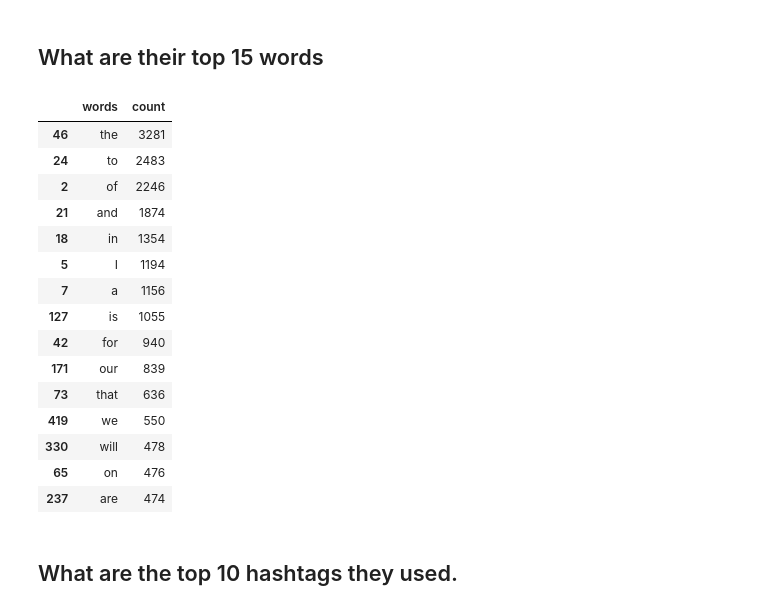
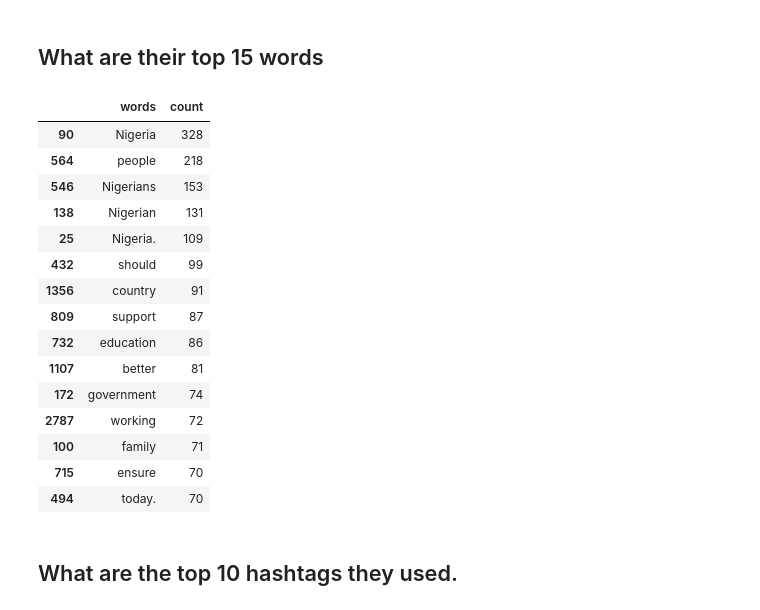
Before and after one commit to obatemitope/practice, a Jupyter notebook: utf-8''Attempt at Pascal's exercise.ipynb, the cells around one changed output. Cells and saved outputs as stored; diff of their text form; code cells hidden in the pictures.

```diff
--- a/utf-8''Attempt at Pascal's exercise.ipynb
+++ b/utf-8''Attempt at Pascal's exercise.ipynb
@@ -327,24 +327,24 @@ words_count = pd.DataFrame(word_count_list)
 words_count.columns = ['words', 'count']
 words_count = words_count.sort_values(by = 'count',ascending = False)
 # %%
-top_15_used_words = words_count[words_count['words'] != 'RT'].head(15)
+top_15_used_words = words_count[words_count['words'].str.len() > 5].head(15)
 top_15_used_words
 # %% [output]
 |  | words | count |
-| 46 | the | 3281 |
-| 24 | to | 2483 |
-| 2 | of | 2246 |
-| 21 | and | 1874 |
-| 18 | in | 1354 |
-| 5 | I | 1194 |
-| 7 | a | 1156 |
-| 127 | is | 1055 |
-| 42 | for | 940 |
-| 171 | our | 839 |
-| 73 | that | 636 |
-| 419 | we | 550 |
-| 330 | will | 478 |
-| 65 | on | 476 |
-| 237 | are | 474 |
+| 90 | Nigeria | 328 |
+| 564 | people | 218 |
+| 546 | Nigerians | 153 |
+| 138 | Nigerian | 131 |
+| 25 | Nigeria. | 109 |
+| 432 | should | 99 |
+| 1356 | country | 91 |
+| 809 | support | 87 |
+| 732 | education | 86 |
+| 1107 | better | 81 |
+| 172 | government | 74 |
+| 2787 | working | 72 |
+| 100 | family | 71 |
+| 715 | ensure | 70 |
+| 494 | today. | 70 |
 # %% [markdown]
 ## What are the top 10 hashtags they used.
```
Also changed, not shown: parts of 6 cells of this notebook.
